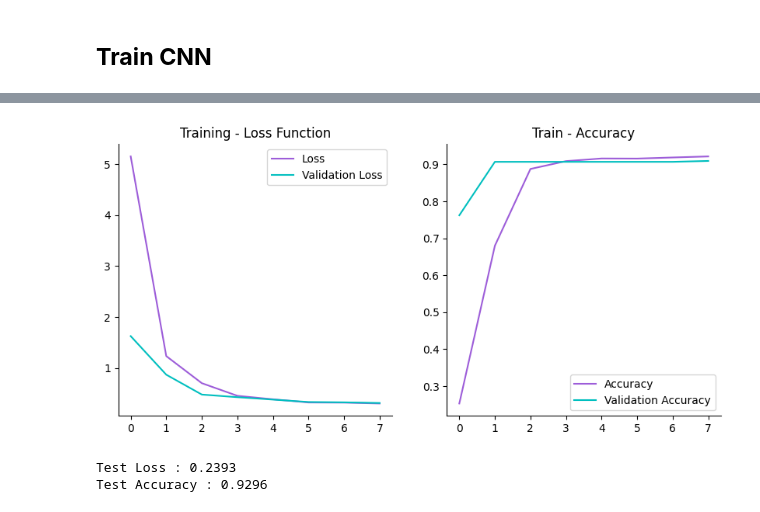
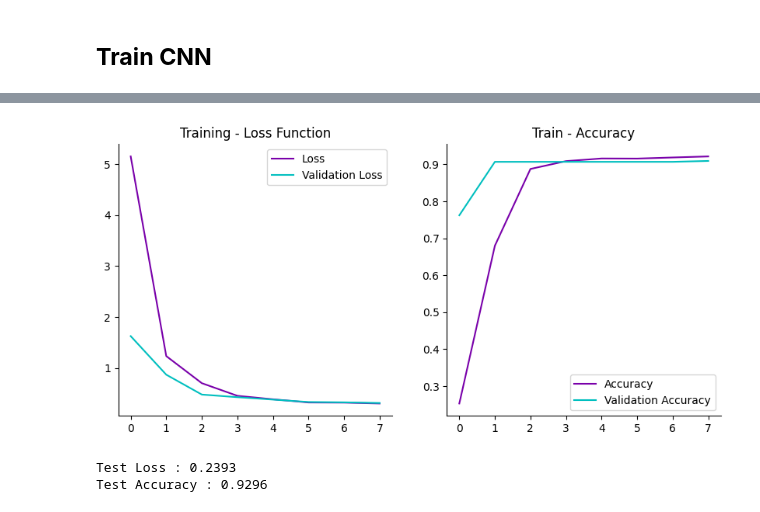
Before and after one commit to swizzle-app/swizzle, a Jupyter notebook: notebooks/model.ipynb, the cells around one changed output, grey strips where cells are left out. Saved outputs shown, nothing was run; the diff lists cells and outputs as text; code cells hidden in the pictures.

```diff
--- a/notebooks/model.ipynb
+++ b/notebooks/model.ipynb
@@ -198,7 +202,7 @@ def cnn_swizzle_model():
         swizzle_model.add(tf.keras.layers.Flatten())
         swizzle_model.add(tf.keras.layers.Dense(128, activation='relu'))
         swizzle_model.add(tf.keras.layers.Dropout(0.5))
-        swizzle_model.add(tf.keras.layers.Dense(128, activation='relu'))
+        swizzle_model.add(tf.keras.layers.Dense(126, activation='relu'))
         swizzle_model.add(tf.keras.layers.Dense(N_CLASSES * N_STRINGS)) # no activation
         swizzle_model.add(tf.keras.layers.Reshape((N_STRINGS, N_CLASSES)))
         swizzle_model.add(tf.keras.layers.Activation('softmax'))
@@ -305,27 +309,27 @@ Epoch 8/8
 # %%
 #show plots for our loss function and the accurancy
 plt.figure(figsize=(10, 10))
 
 
 ax = plt.subplot(2, 2, 1)
-plt.plot(history.history['loss'], label='Loss', color= '#9D5DD9')
+plt.plot(history.history['loss'], label='Loss', color= '#7900AA')
 plt.plot(history.history['val_loss'], label='Validation Loss', color = 'c')
 plt.legend()
 plt.title('Training - Loss Function')
 
 ax.spines['right'].set_visible(False)
 ax.spines['top'].set_visible(False)
 
 ax2 = plt.subplot(2, 2, 2)
-plt.plot(history.history['accuracy'], label='Accuracy', color = '#9D5DD9')
+plt.plot(history.history['accuracy'], label='Accuracy', color = '#7900AA')
 plt.plot(history.history['val_accuracy'], label='Validation Accuracy', color = 'c')
 plt.legend()
 plt.title('Train - Accuracy')
 
 ax2.spines['right'].set_visible(False)
 ax2.spines['top'].set_visible(False)
 # %% [output]
-[figure, old version]
+[figure, new version]
 # %%
 #print results of our swizzle model metrics for training
 score = swizzle_model.evaluate(test_images,test_annots,verbose=0)
```
Also changed, not shown: parts of 1 cell of this notebook.
